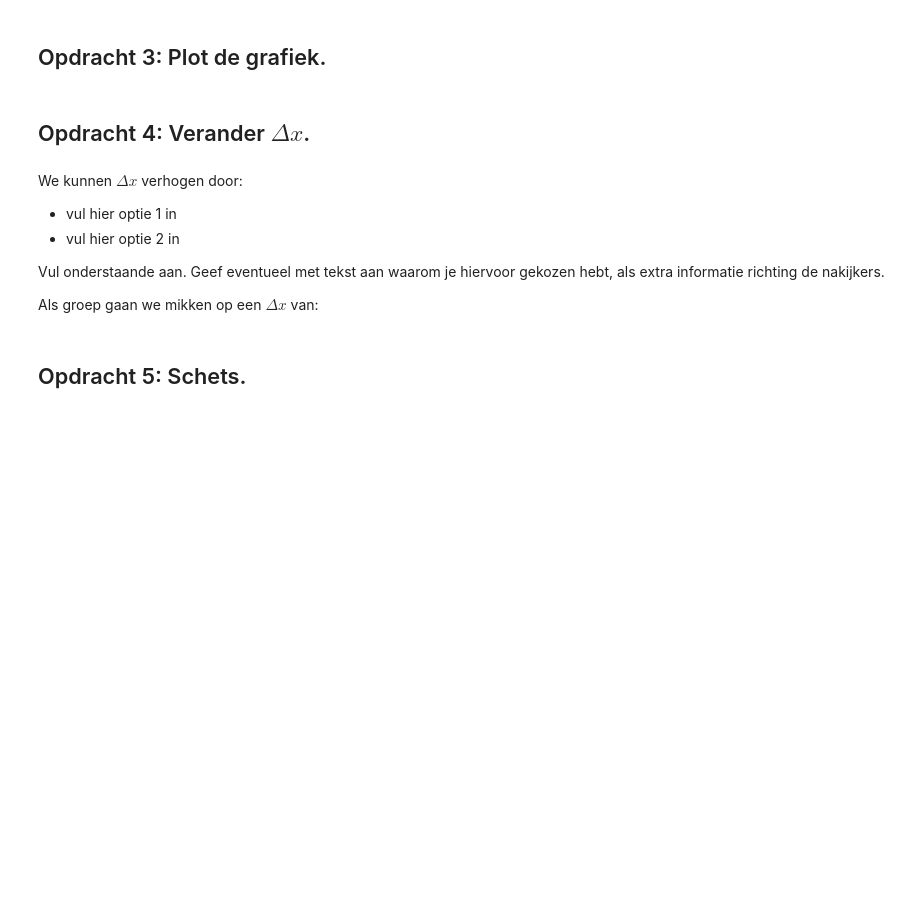
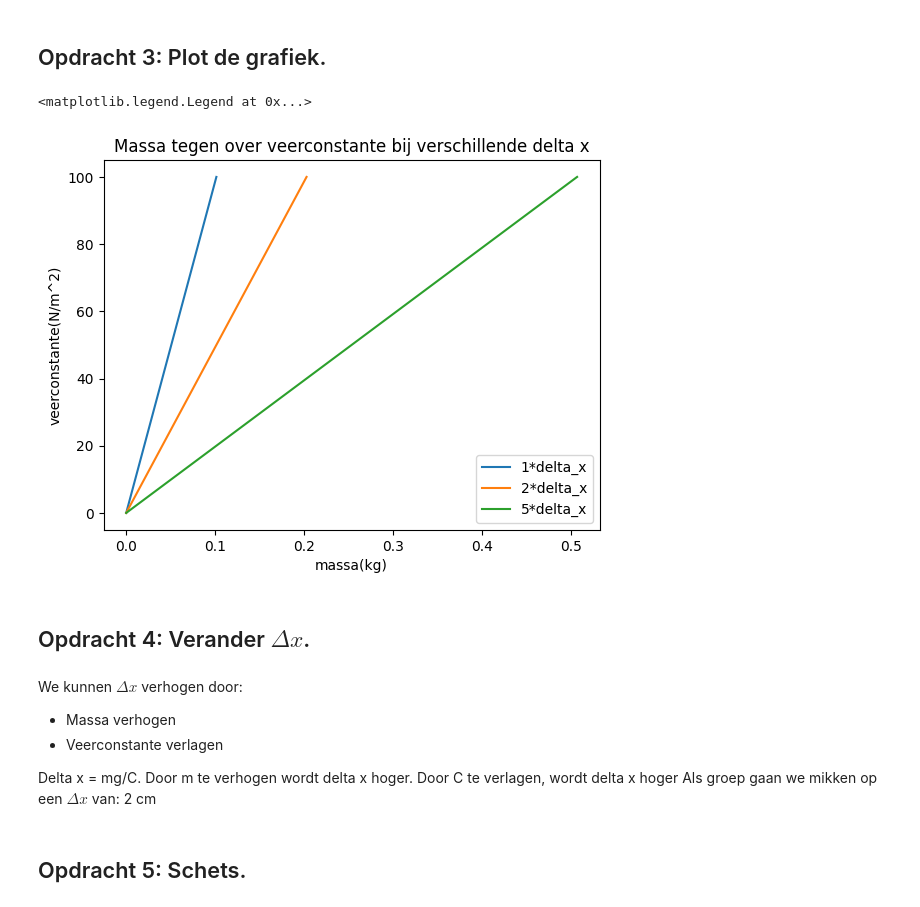
Before and after one commit to Nina925/opdrachten-DEF-D, a Jupyter notebook: FysiekeOntwerpopdrachten/5MaakEenOpstellingTrillingsvrij/Ontwerpopdracht5MaakEenOpstellingTrillingsvrijInvulTemplate.ipynb, the cells around one changed output. Drawn from its saved outputs; the diff is of its cells as text; code cells hidden in the pictures; blank space fills up the shorter version.

```diff
--- a/FysiekeOntwerpopdrachten/5MaakEenOpstellingTrillingsvrij/Ontwerpopdracht5MaakEenOpstellingTrillingsvrijInvulTemplate.ipynb
+++ b/FysiekeOntwerpopdrachten/5MaakEenOpstellingTrillingsvrij/Ontwerpopdracht5MaakEenOpstellingTrillingsvrijInvulTemplate.ipynb
@@ -55,17 +79,29 @@ Vul onderstaande tabel in:
 # %%
 # Voeg hier je plot in. Lees goed de opdracht wat er in de grafiek moet staan!
 # Het is ook handig om je grafiek op te slaan, doe dat door met plt.savefig().
+g = 9.81
+C = np.linspace(0,100,100)
+m = delta_x*C/g
+plt.plot(m,C, label = "1*delta_x")
+plt.plot(2*m,C, label = "2*delta_x")
+plt.plot(5*m,C, label = "5*delta_x")
+plt.xlabel("massa(kg)")
+plt.ylabel("veerconstante(N/m^2)")
+plt.title("Massa tegen over veerconstante bij verschillende delta x")
+plt.legend()
+# %% [output]
+<matplotlib.legend.Legend at 0x...>
+[figure, added]
 # %% [markdown]
 ## Opdracht 4: Verander $\Delta x$.
 # %% [markdown]
 We kunnen $\Delta x$ verhogen door:
 
-- vul hier optie 1 in
-- vul hier optie 2 in
+- Massa verhogen
+- Veerconstante verlagen
 
-Vul onderstaande aan. Geef eventueel met tekst aan waarom je hiervoor gekozen hebt, als extra informatie richting de nakijkers.
-
-Als groep gaan we mikken op een $\Delta x$ van:
+Delta x = mg/C. Door m te verhogen wordt delta x hoger. Door C te verlagen, wordt delta x hoger
+Als groep gaan we mikken op een $\Delta x$ van: 2 cm
 # %% [markdown]
 ## Opdracht 5: Schets.
 # %% [markdown]
```
Also changed, not shown: parts of 4 cells of this notebook.
